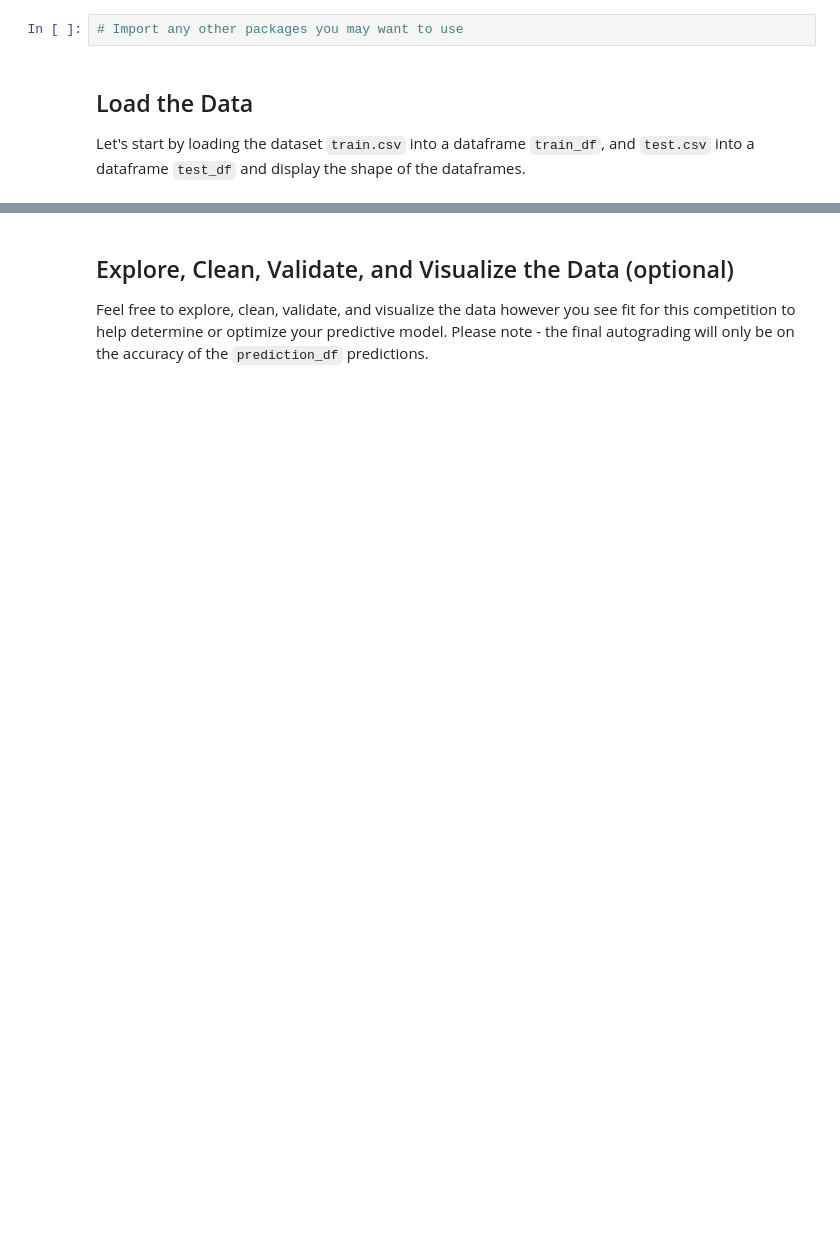
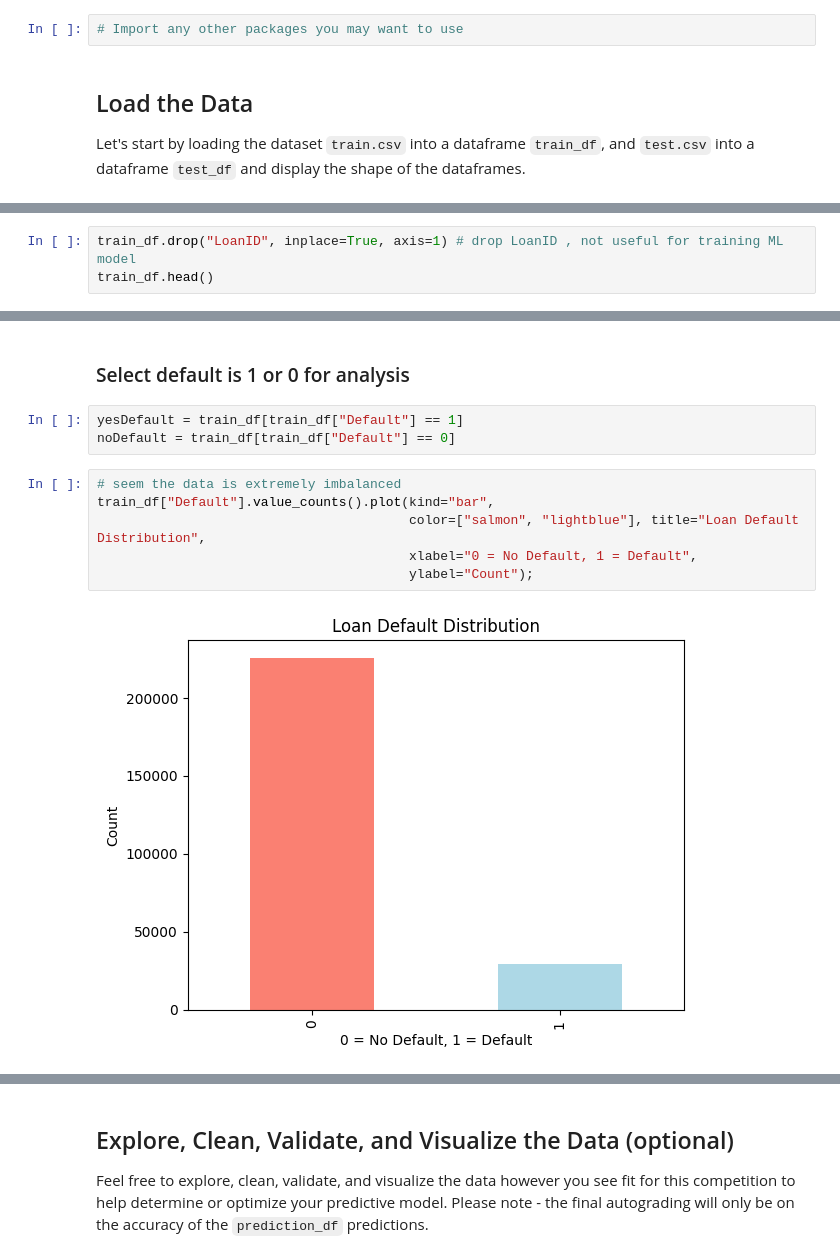
Before and after one commit to johnsonhk88/Data-Science-Challenge-Coursera-Project-Loan-Default-Prediction, a Jupyter notebook: LoanDefaultPrediction.ipynb, the cells around one changed output, grey strips where cells are left out. Saved outputs shown, nothing was run; the diff lists cells and outputs as text; blank space fills up the shorter version.

Commit message:
feat(update Final my code for Loan Default Prediction)

```diff
--- a/LoanDefaultPrediction.ipynb
+++ b/LoanDefaultPrediction.ipynb
@@ -95,0 +152,3 @@ test_df.head()
+# %%
+train_df.drop("LoanID", inplace=True, axis=1) # drop LoanID , not useful for training ML model
+train_df.head()
@@ -95,0 +183,13 @@ test_df.head()
+# %% [markdown]
+### Select default is 1 or 0 for analysis
+# %%
+yesDefault = train_df[train_df["Default"] == 1]
+noDefault = train_df[train_df["Default"] == 0]
+# %%
+# seem the data is extremely imbalanced
+train_df["Default"].value_counts().plot(kind="bar",
+                                        color=["salmon", "lightblue"], title="Loan Default Distribution",
+                                        xlabel="0 = No Default, 1 = Default",
+                                        ylabel="Count");
+# %% [output]
+[figure, added]
```
Also changed, not shown: parts of 47 cells of this notebook, 1 other file.
